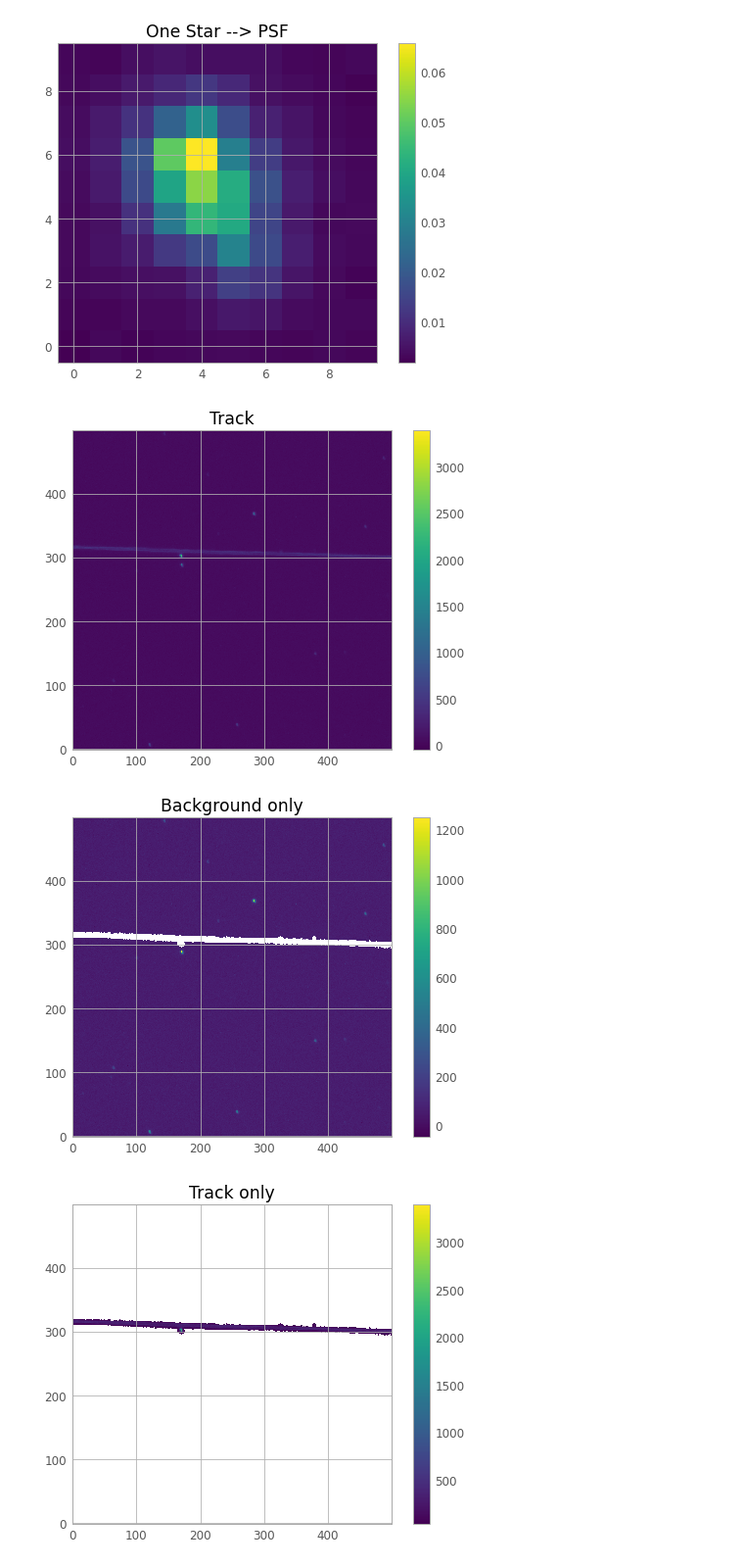
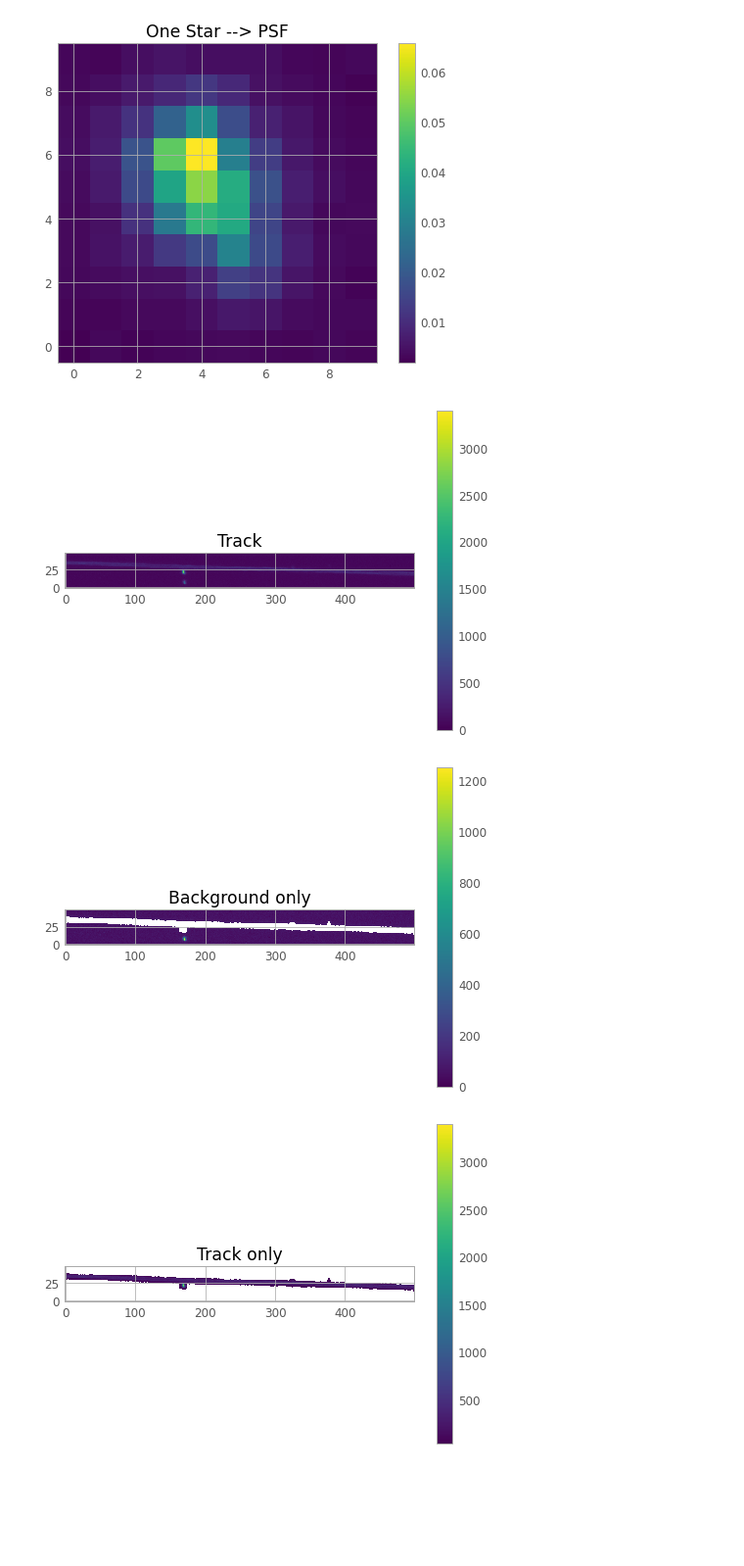
Before and after one commit to SSAEPFL/PSF, a Jupyter notebook: test-track-fitting.ipynb, the cells around one changed output. Shown at 98% size. Cells and saved outputs as stored; diff of their text form; code cells hidden in the pictures; blank space fills up the shorter version.

```diff
--- a/test-track-fitting.ipynb
+++ b/test-track-fitting.ipynb
@@ -41,35 +41,35 @@ plt.show()
 [figure]
 # %%
 # small outcut of a track
-track_data = image_clean[2500:3000,0:500]
+track_data = image_clean[2780:2830,0:500]
 avg = np.mean(track_data)
 mask = make_source_mask(track_data, nsigma=4, npixels=1000, dilate_size=2)
 track = np.ma.array(track_data, mask=np.logical_not(mask), fill_value=0)
 mean, median, std = sigma_clipped_stats(track_data, sigma=4.0, mask=mask)
 mask = make_source_mask(track_data, nsigma=4, npixels=1000, dilate_size=2)
 masked_image = np.ma.masked_where(mask, track_data)
 
 plt.figure()
 plt.title('Track')
 plt.imshow(track_data, origin='lower', cmap='viridis', interpolation='none')
 plt.colorbar()
 plt.show()
 
 plt.figure()
 plt.title('Background only')
 plt.imshow(masked_image, origin='lower', cmap='viridis', interpolation='none')
 plt.colorbar()
 plt.show()
 
 plt.figure()
 plt.title('Track only')
 plt.imshow(track, origin='lower', cmap='viridis', interpolation='none')
 plt.colorbar()
 plt.show()
 # %% [output]
-[figure, old version]
+[figure, new version]
-[figure, old version]
+[figure, new version]
-[figure, old version]
+[figure, new version]
 # %%
 # Create fake data
 initial_guess = (300, 0, 300, 500, 1, 1000)
```
Also changed, not shown: parts of 8 cells of this notebook, 1 other file.
